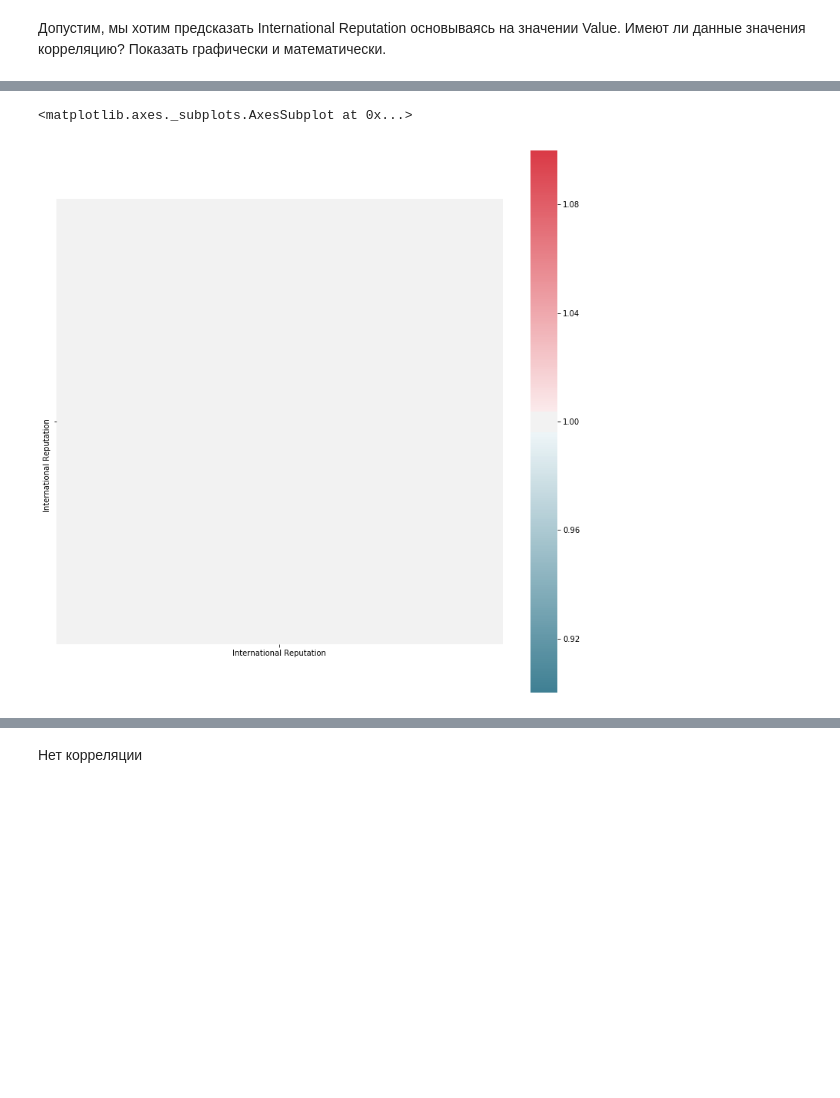
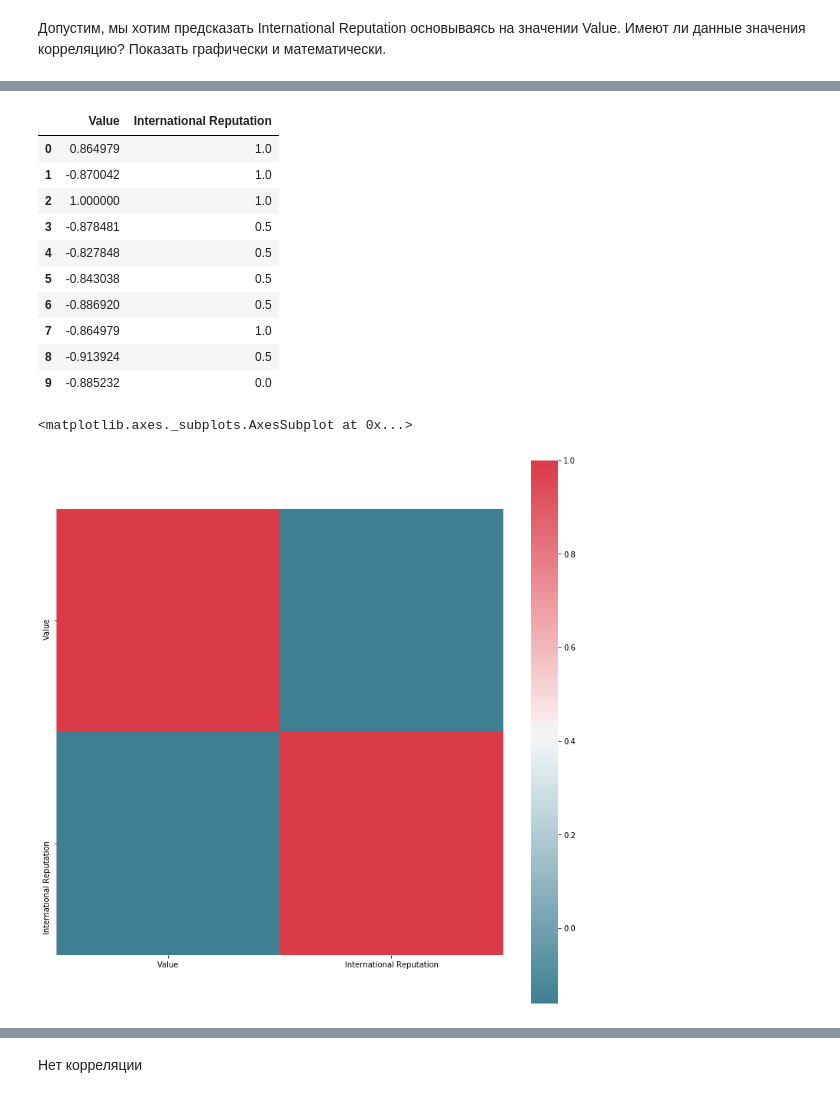
Before and after one commit to Alexander-ASU/sql, a Jupyter notebook: Python 3/dz_4.ipynb, the cells around one changed output, grey strips where cells are left out. Drawn from its saved outputs; the diff is of its cells as text; code cells hidden in the pictures; blank space fills up the shorter version.

```diff
--- a/Python 3/dz_4.ipynb
+++ b/Python 3/dz_4.ipynb
@@ -104,9 +154,24 @@ d = dataset_temp[['International Reputation','Value']]
+# %%
+df_norm.columns = headers
+df_norm.head(10)
+# %% [output]
+|  | Value | International Reputation |
+| 0 | 0.864979 | 1.0 |
+| 1 | -0.870042 | 1.0 |
+| 2 | 1.000000 | 1.0 |
+| 3 | -0.878481 | 0.5 |
+| 4 | -0.827848 | 0.5 |
+| 5 | -0.843038 | 0.5 |
+| 6 | -0.886920 | 0.5 |
+| 7 | -0.864979 | 1.0 |
+| 8 | -0.913924 | 0.5 |
+| 9 | -0.885232 | 0.0 |
 # %%
 f, ax = plt.subplots(figsize=(13, 13))
-corr = d.corr()
+corr = df_norm.corr()
 sns.heatmap(corr, mask=np.zeros_like(corr, dtype=np.bool), cmap=sns.diverging_palette(220, 10, as_cmap=True),
             square=True, ax=ax)
 # %% [output]
 <matplotlib.axes._subplots.AxesSubplot at 0x...>
-[figure, old version]
+[figure, new version]
 # %%
```
Also changed, not shown: parts of 14 cells of this notebook.
